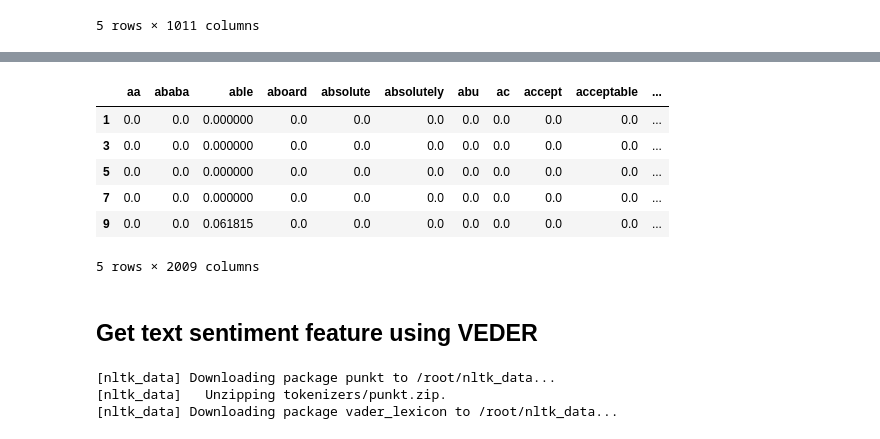
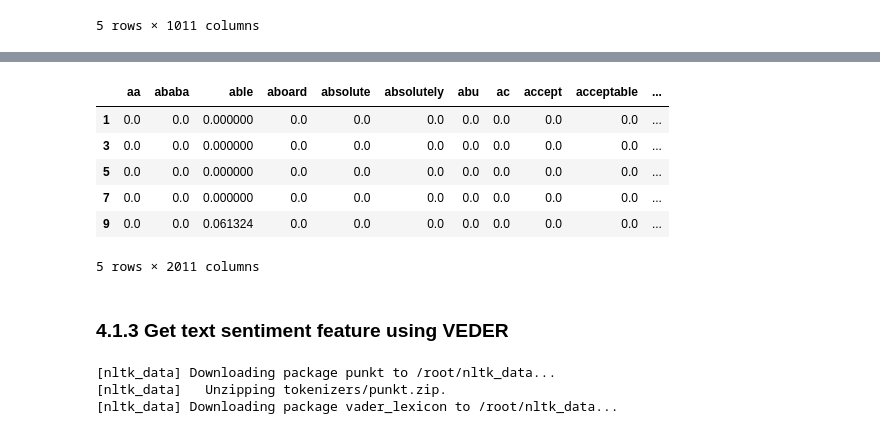
Before and after one commit to DristantaNirola/Airline_Passenger_referral_Prediction, a Jupyter notebook: Airline_Passenger_referral_Prediction.ipynb, the cells around one changed output, grey strips where cells are left out. Saved outputs shown, nothing was run; the diff lists cells and outputs as text; code cells hidden in the pictures.

```diff
--- a/Airline_Passenger_referral_Prediction.ipynb
+++ b/Airline_Passenger_referral_Prediction.ipynb
@@ -436,4 +422,6 @@ True
 # %%
 import string
 from nltk.corpus import stopwords
+# %%
+stopwords= ['i', 'me', 'my', 'myself', 'we', 'our', 'ours', 'ourselves', 'you', "you're", "you've", "you'll", "you'd", 'your', 'yours', 'yourself', 'yourselves', 'he', 'him', 'his', 'himself', 'she', "she's", 'her', 'hers', 'herself', 'it', "it's", 'its', 'itself', 'they', 'them', 'their', 'theirs', 'themselves', 'what', 'which', 'who', 'whom', 'this', 'that', "that'll", 'these', 'those', 'am', 'is', 'are', 'was', 'were', 'be', 'been', 'being', 'have', 'has', 'had', 'having', 'do', 'does', 'did', 'doing', 'a', 'an', 'the', 'and', 'but', 'if', 'or', 'because', 'as', 'until', 'while', 'of', 'at', 'by', 'for', 'with', 'about', 'against', 'between', 'into', 'through', 'during', 'before', 'after', 'above', 'below', 'to', 'from', 'up', 'down', 'in', 'out', 'on', 'off', 'over', 'under', 'again', 'further', 'then', 'once', 'here', 'there', 'when', 'where', 'why', 'how', 'all', 'any', 'both', 'each', 'few', 'more', 'most', 'other', 'some', 'such', 'no', 'nor', 'only', 'own', 'same', 'so', 'than', 'too', 'very', 's', 't', 'can', 'will', 'just', 'don', 'should', "should've", 'now', 'd', 'll', 'm', 'o', 're', 've', 'y', 'ain', 'aren', "aren't", 'couldn', "couldn't", 'didn', 'doesn', "doesn't", 'hadn', "hadn't", 'hasn', "hasn't", 'haven', 'isn', 'ma', 'mightn', "mightn't", 'mustn', "mustn't", 'needn', "needn't", 'shan', "shan't", 'shouldn', 'wasn', 'weren']
 # %% [markdown]
@@ -462,7 +450,7 @@ from nltk.corpus import stopwords
 def text_process(msg):
     nopunc =[char for char in msg if char not in string.punctuation]
     nopunc=''.join(nopunc)
-    return ' '.join([word for word in nopunc.split() if word.lower() not in stopwords.words('english')])
+    return ' '.join([word for word in nopunc.split() if word.lower() not in stopwords])
 # %%
 df_air.head()
 # %% [output]
@@ -572,21 +560,21 @@ x= X.toarray()
 x= pd.DataFrame(x,columns=Column)
 # %%
 # Splitting the data in to train and validate.
-result = pd.concat([x, df_air], axis=1, join='inner')
+result_tfidf = pd.concat([x, df_air], axis=1, join='inner')
 # %%
-result.drop(['customer_review'],axis=1,inplace=True)
+result_tfidf.drop(['customer_review'],axis=1,inplace=True)
 # %%
-result.head()
+result_tfidf.head()
 # %% [output]
 |  | aa | ababa | able | aboard | absolute | absolutely | abu | ac | accept | acceptable | ... |
 | 1 | 0.0 | 0.0 | 0.000000 | 0.0 | 0.0 | 0.0 | 0.0 | 0.0 | 0.0 | 0.0 | ... |
 | 3 | 0.0 | 0.0 | 0.000000 | 0.0 | 0.0 | 0.0 | 0.0 | 0.0 | 0.0 | 0.0 | ... |
 | 5 | 0.0 | 0.0 | 0.000000 | 0.0 | 0.0 | 0.0 | 0.0 | 0.0 | 0.0 | 0.0 | ... |
 | 7 | 0.0 | 0.0 | 0.000000 | 0.0 | 0.0 | 0.0 | 0.0 | 0.0 | 0.0 | 0.0 | ... |
-| 9 | 0.0 | 0.0 | 0.061815 | 0.0 | 0.0 | 0.0 | 0.0 | 0.0 | 0.0 | 0.0 | ... |
+| 9 | 0.0 | 0.0 | 0.061324 | 0.0 | 0.0 | 0.0 | 0.0 | 0.0 | 0.0 | 0.0 | ... |
-5 rows × 2009 columns
+5 rows × 2011 columns
 # %% [markdown]
-## Get text sentiment feature using VEDER
+### 4.1.3 Get text sentiment feature using VEDER
 # %%
 sent_analysis = df_air.copy()
 # %%
```
Also changed, not shown: parts of 117 cells of this notebook.
